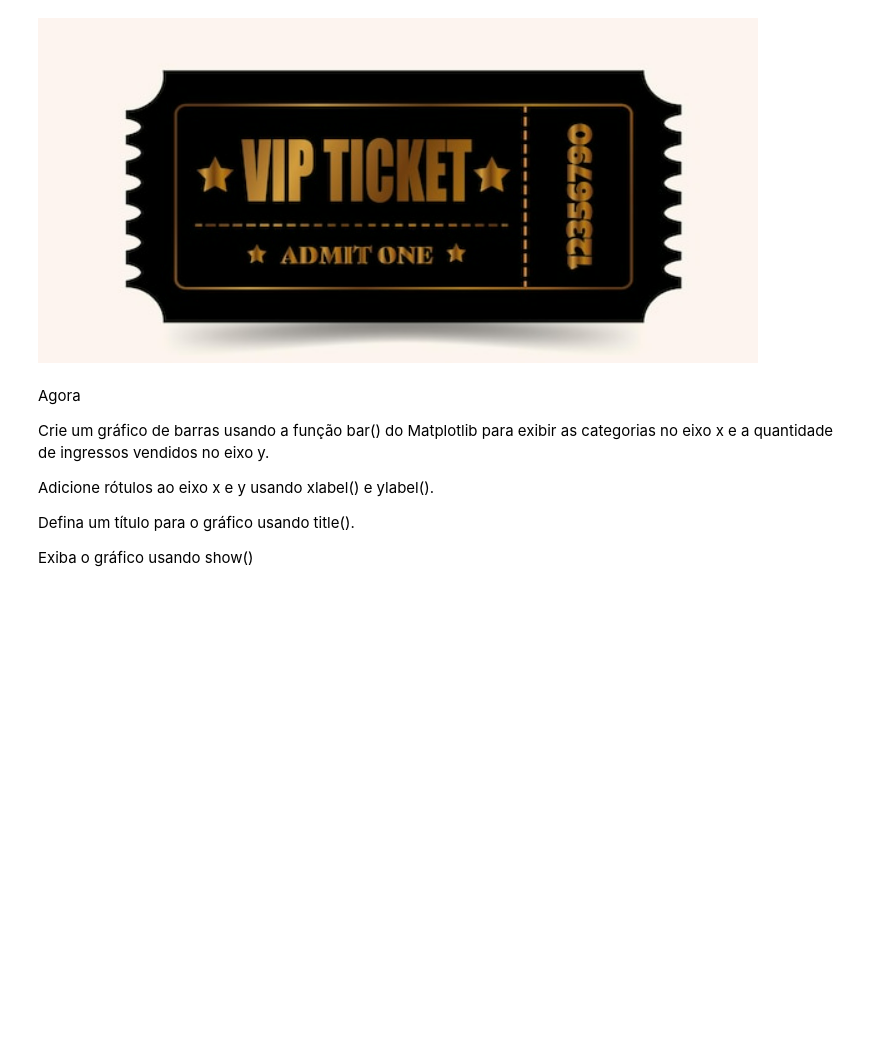
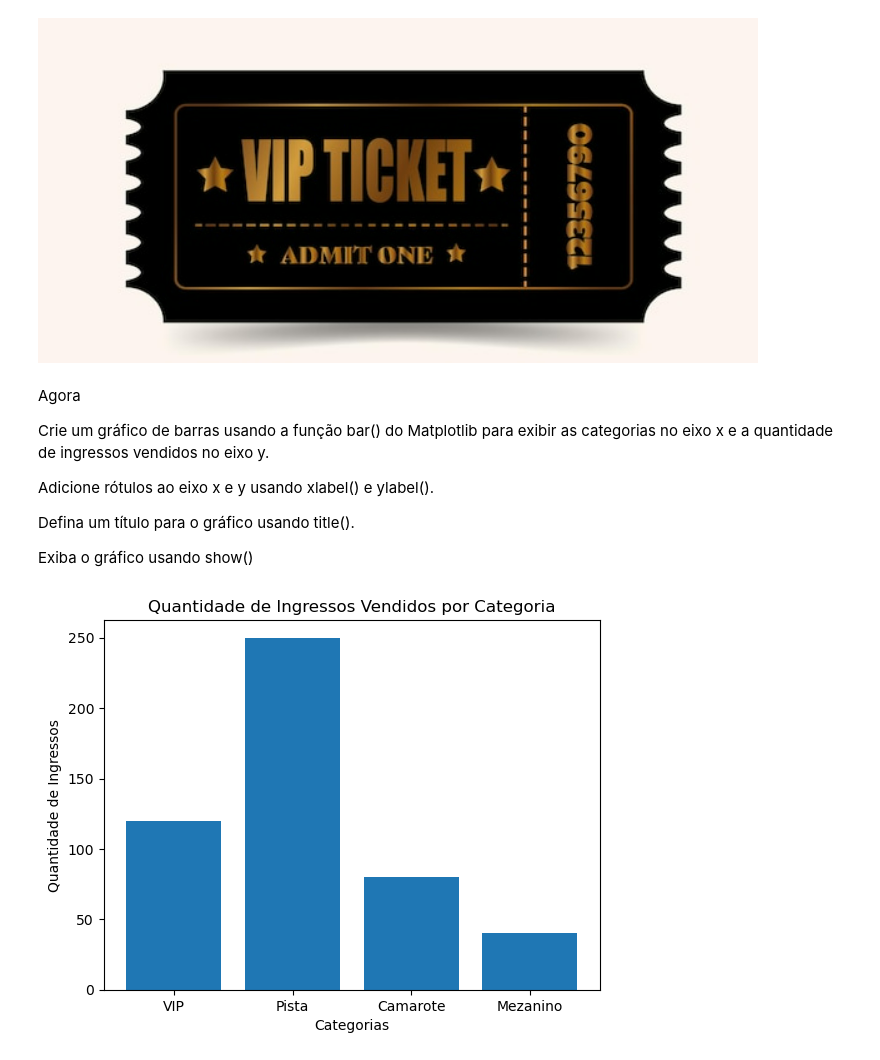
Before and after one commit to LuisOTSG/curso-feadev-python, a Jupyter notebook: Listas/lista4-respostas.ipynb, the cells around one changed output. Drawn from its saved outputs; the diff is of its cells as text; code cells hidden in the pictures; blank space fills up the shorter version.

```diff
--- a/Listas/lista4-respostas.ipynb
+++ b/Listas/lista4-respostas.ipynb
@@ -122,6 +197,10 @@ Crie duas listas: uma representando as categorias de ingressos e outra represent
 # ingressos vendidos por categoria respectivamente: 120, 250, 80, 40
 
 #seu codigo começa aqui
+import matplotlib.pyplot as plt
+
+categorias = ['VIP', 'Pista', 'Camarote', 'Mezanino']
+qtde_ingressos = [120, 250, 80, 40]
 # %% [markdown]
 Agora
 
@@ -136,0 +214,9 @@ Exiba o gráfico usando show()
+# %%
+#seu codigo começa aqui
+plt.bar(categorias, qtde_ingressos)
+plt.xlabel("Categorias")
+plt.ylabel("Quantidade de Ingressos")
+plt.title("Quantidade de Ingressos Vendidos por Categoria")
+plt.show()
+# %% [output]
+[figure, added]
```
Also changed, not shown: parts of 16 cells of this notebook.
